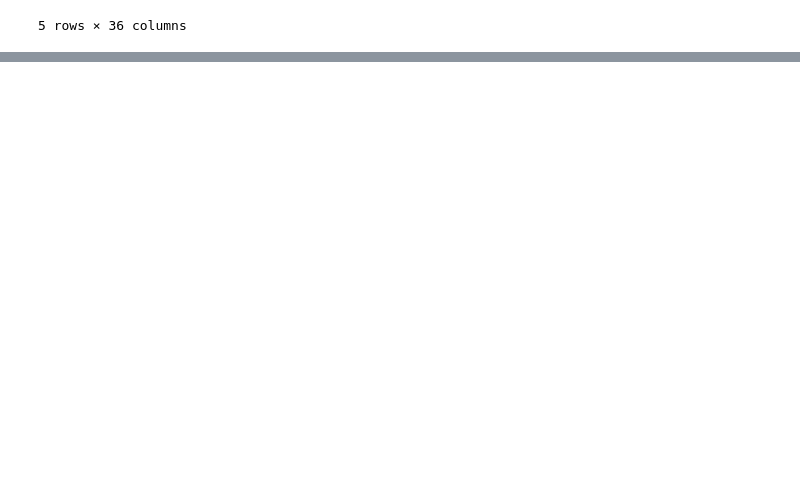
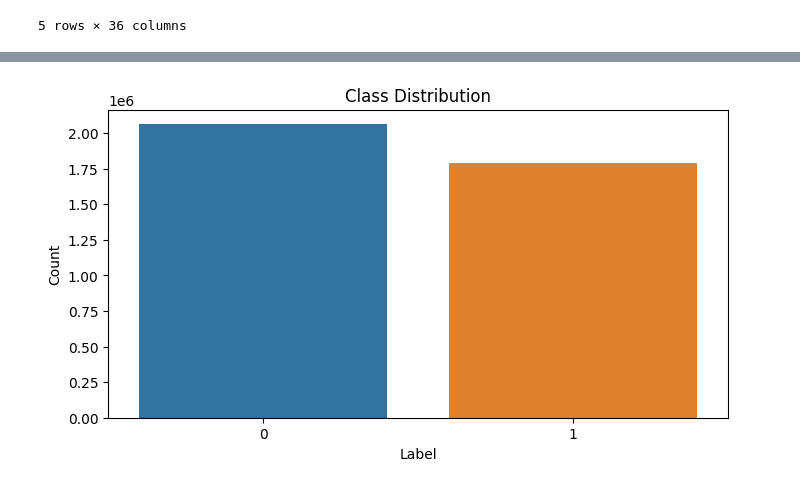
Before and after one commit to chiaralos/Senales-y-Protesis, a Jupyter notebook: eeg_epilepsy.ipynb, the cells around one changed output, grey strips where cells are left out. Drawn from its saved outputs; the diff is of its cells as text; code cells hidden in the pictures; blank space fills up the shorter version.

```diff
--- a/eeg_epilepsy.ipynb
+++ b/eeg_epilepsy.ipynb
@@ -208,0 +177,11 @@ Average accuracy 0.7039975330085967
+# %%
+import seaborn as sns
+
+plt.figure(figsize=(8, 4))
+sns.countplot(x=label)
+plt.xlabel('Label')
+plt.ylabel('Count')
+plt.title('Class Distribution')
+plt.show()
+# %% [output]
+[figure, added]
```
Also changed, not shown: parts of 31 cells of this notebook.
